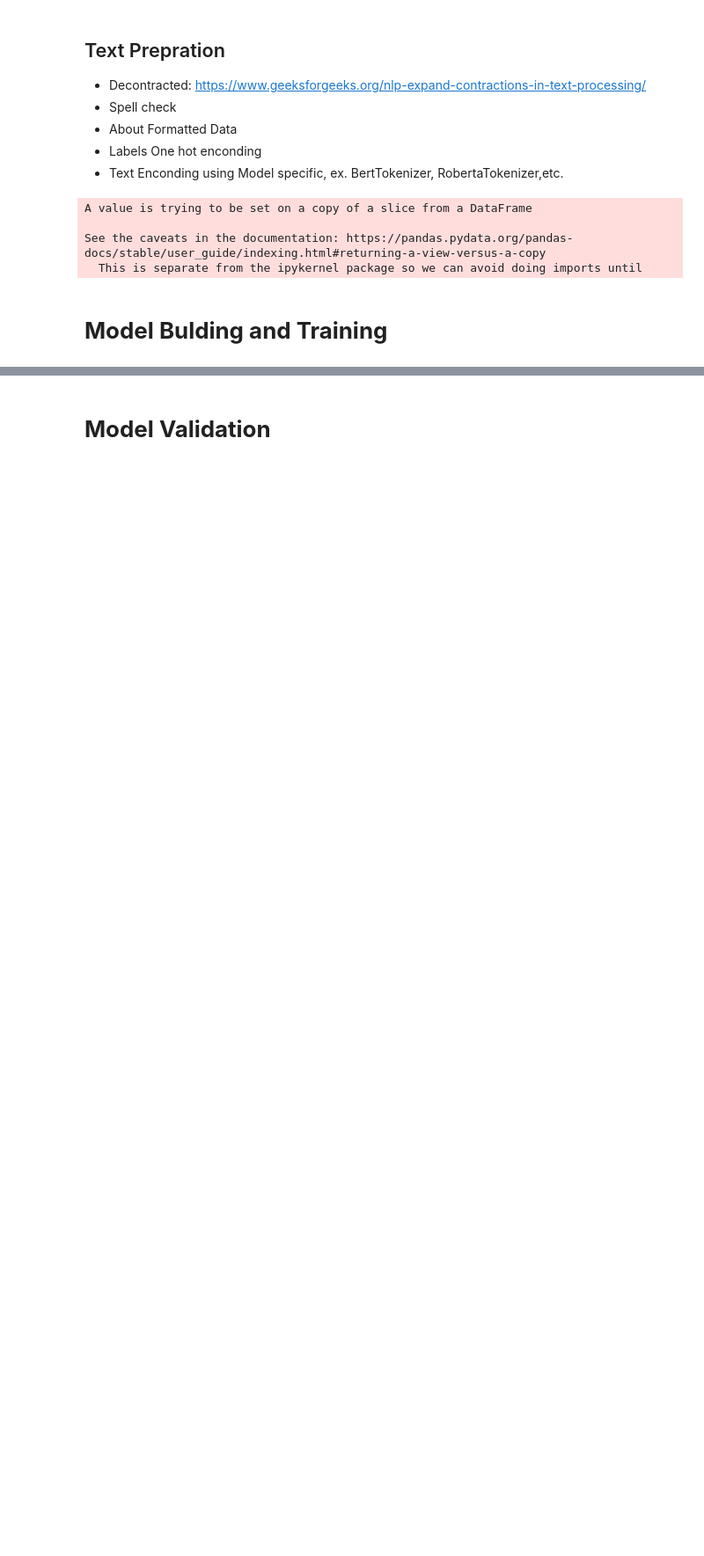
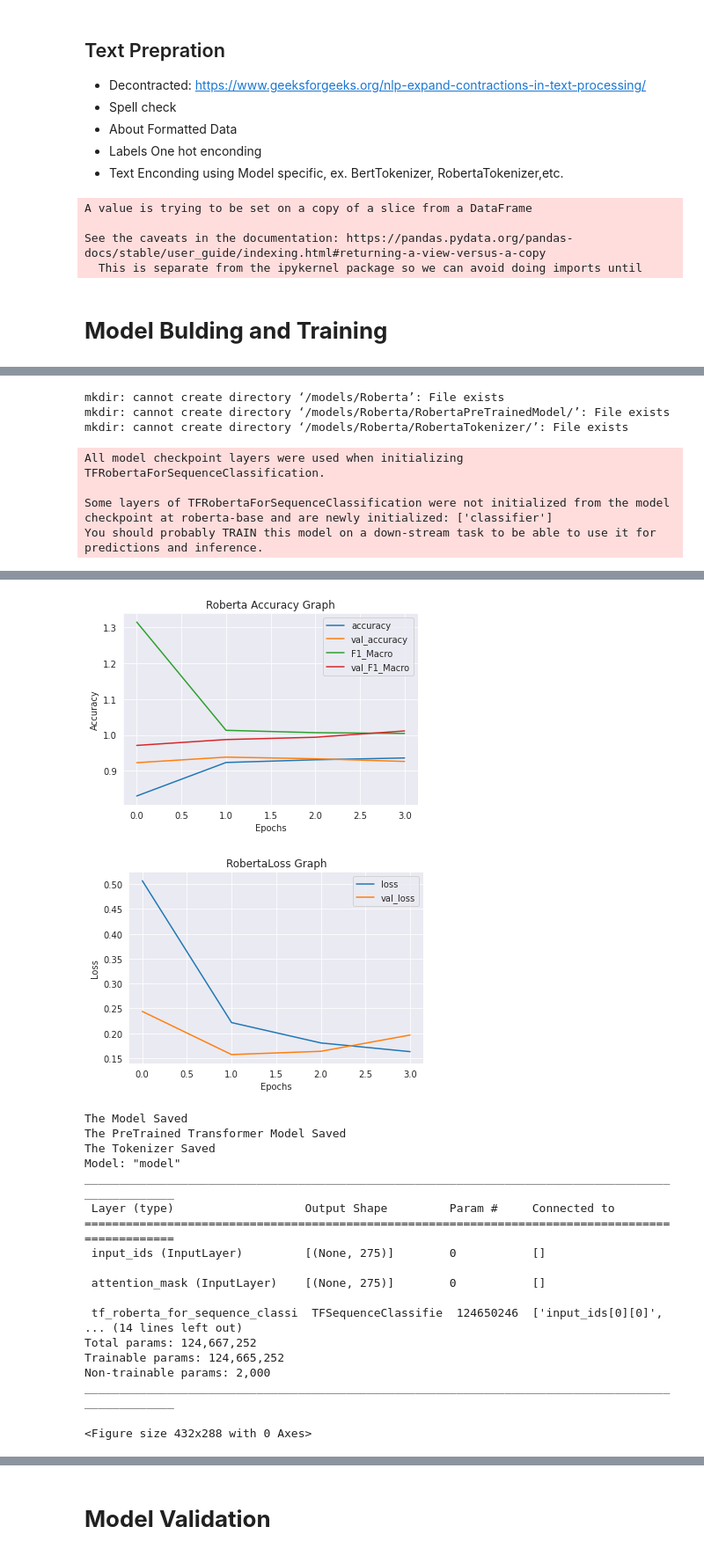
Before and after one commit to orugantiv/CSCE-585, a Jupyter notebook: Models/EmotionModels.ipynb, the cells around one changed output, grey strips where cells are left out. Shown at 88% size. Cells and saved outputs as stored; diff of their text form; code cells hidden in the pictures; blank space fills up the shorter version.

```diff
--- a/Models/EmotionModels.ipynb
+++ b/Models/EmotionModels.ipynb
@@ -357,0 +452,16 @@ The Tokenizer Saved
+# %%
+# Roberta Model
+!mkdir /models/Roberta
+!mkdir /models/Roberta/RobertaPreTrainedModel/
+!mkdir /models/Roberta/RobertaTokenizer/
+
+doTrainningModel('Roberta',
+                 'roberta-base')
+# %% [output]
+mkdir: cannot create directory ‘/models/Roberta’: File exists
+mkdir: cannot create directory ‘/models/Roberta/RobertaPreTrainedModel/’: File exists
+mkdir: cannot create directory ‘/models/Roberta/RobertaTokenizer/’: File exists
+All model checkpoint layers were used when initializing TFRobertaForSequenceClassification.
+
+Some layers of TFRobertaForSequenceClassification were not initialized from the model checkpoint at roberta-base and are newly initialized: ['classifier']
+You should probably TRAIN this model on a down-stream task to be able to use it for predictions and inference.
@@ -357,0 +476,20 @@ The Tokenizer Saved
+[figure, added]
+[figure, added]
+The Model Saved
+The PreTrained Transformer Model Saved
+The Tokenizer Saved
+Model: "model"
+__________________________________________________________________________________________________
+ Layer (type)                   Output Shape         Param #     Connected to
+==================================================================================================
+ input_ids (InputLayer)         [(None, 275)]        0           []
+
+ attention_mask (InputLayer)    [(None, 275)]        0           []
+
+ tf_roberta_for_sequence_classi  TFSequenceClassifie  124650246  ['input_ids[0][0]',
+... (14 lines left out)
+Total params: 124,667,252
+Trainable params: 124,665,252
+Non-trainable params: 2,000
+__________________________________________________________________________________________________
+<Figure size 432x288 with 0 Axes>
```
Also changed, not shown: parts of 33 cells of this notebook.
